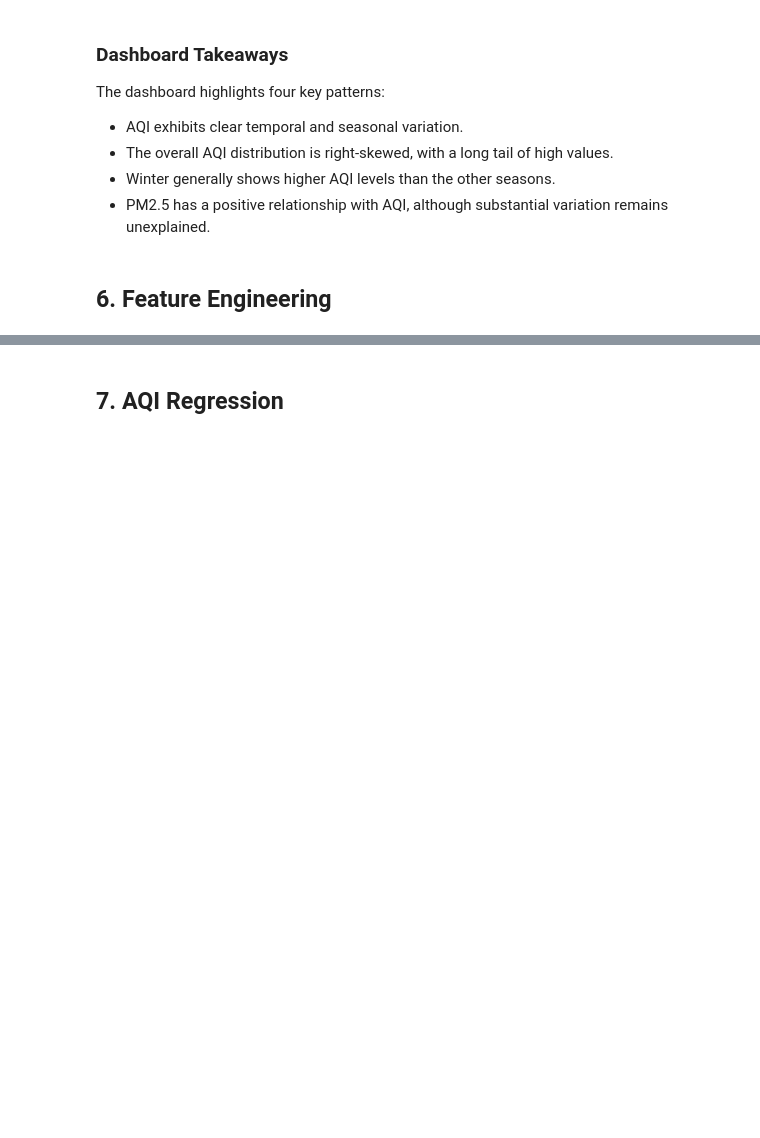
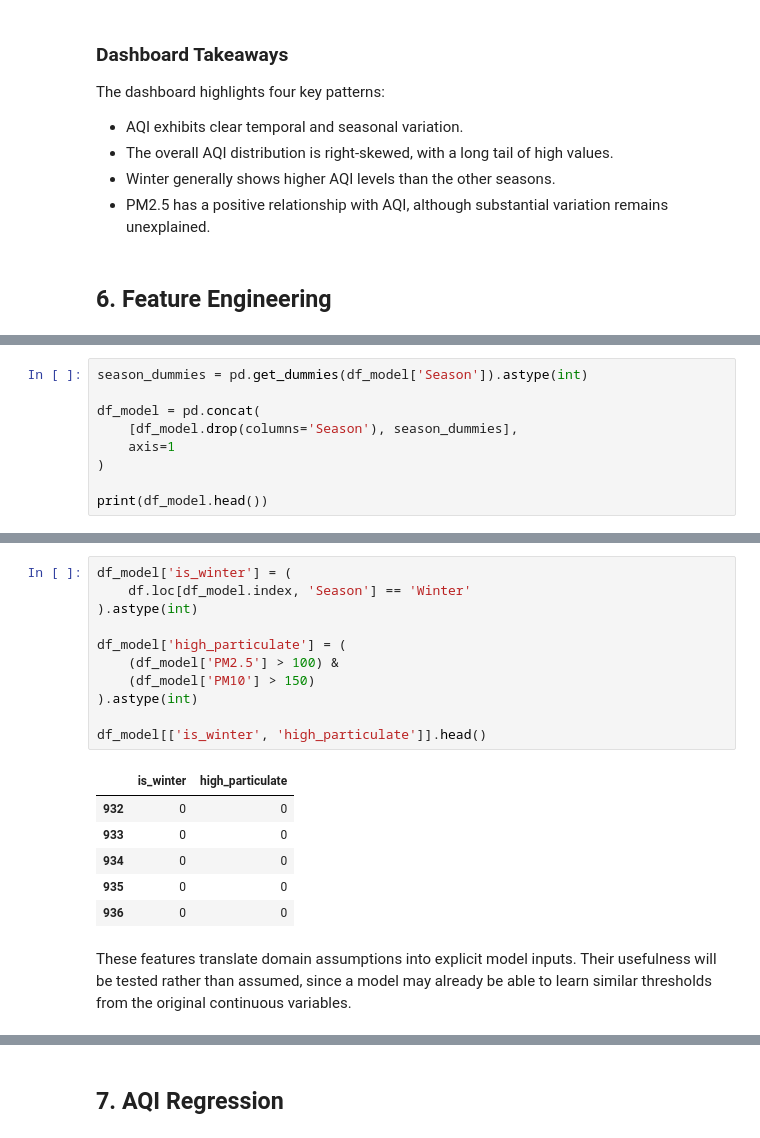
Before and after one commit to shefali-walia/india-air-quality-analysis, a Jupyter notebook: India_Air_Quality_Analysis.ipynb, the cells around one changed output, grey strips where cells are left out. Saved outputs shown, nothing was run; the diff lists cells and outputs as text; blank space fills up the shorter version.

```diff
--- a/India_Air_Quality_Analysis.ipynb
+++ b/India_Air_Quality_Analysis.ipynb
@@ -544,0 +683,9 @@ The dashboard highlights four key patterns:
+# %%
+season_dummies = pd.get_dummies(df_model['Season']).astype(int)
+
+df_model = pd.concat(
+    [df_model.drop(columns='Season'), season_dummies],
+    axis=1
+)
+
+print(df_model.head())
@@ -544,0 +716,20 @@ The dashboard highlights four key patterns:
+# %%
+df_model['is_winter'] = (
+    df.loc[df_model.index, 'Season'] == 'Winter'
+).astype(int)
+
+df_model['high_particulate'] = (
+    (df_model['PM2.5'] > 100) &
+    (df_model['PM10'] > 150)
+).astype(int)
+
+df_model[['is_winter', 'high_particulate']].head()
+# %% [output]
+|  | is_winter | high_particulate |
+| 932 | 0 | 0 |
+| 933 | 0 | 0 |
+| 934 | 0 | 0 |
+| 935 | 0 | 0 |
+| 936 | 0 | 0 |
+# %% [markdown]
+These features translate domain assumptions into explicit model inputs. Their usefulness will be tested rather than assumed, since a model may already be able to learn similar thresholds from the original continuous variables.
```
Also changed, not shown: parts of 22 cells of this notebook.
